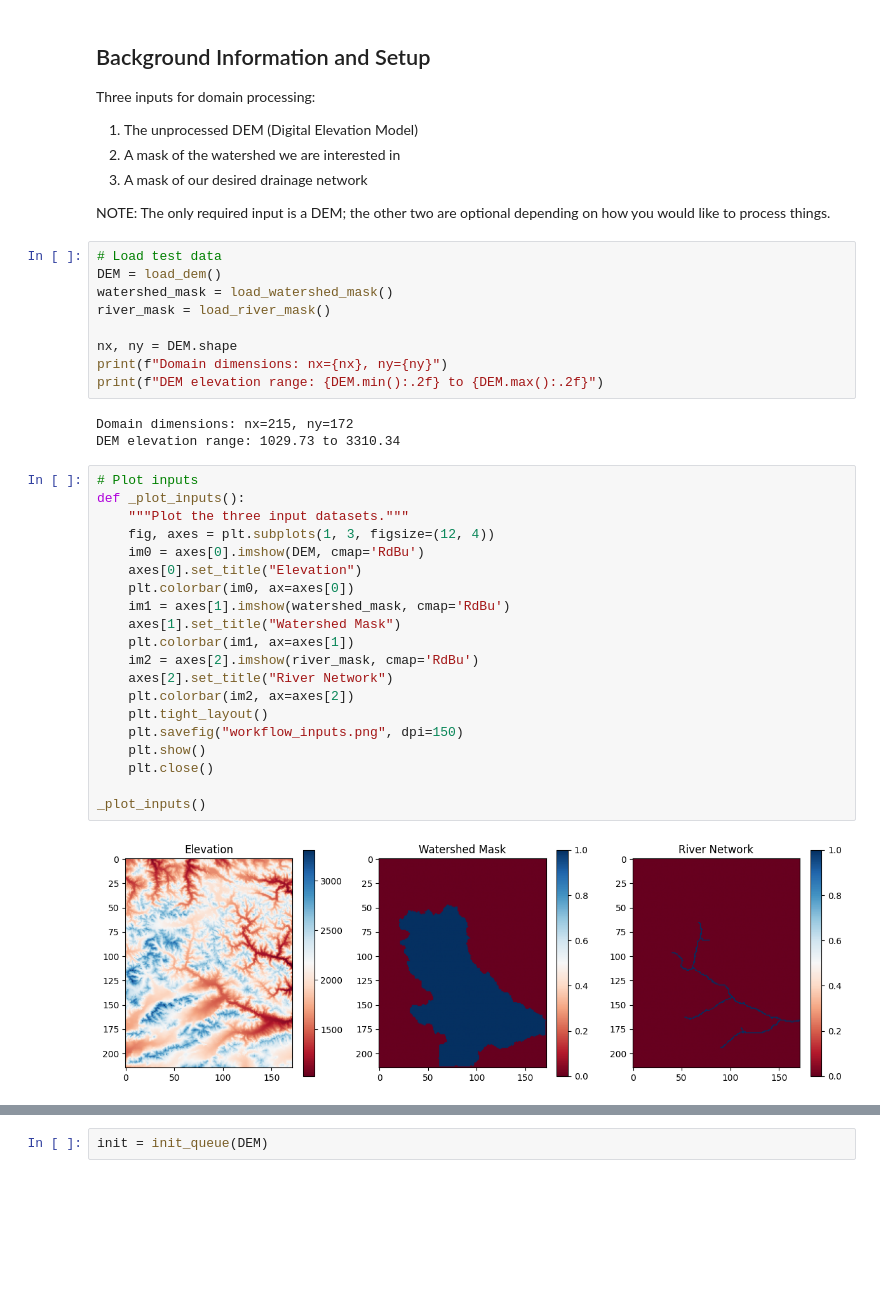
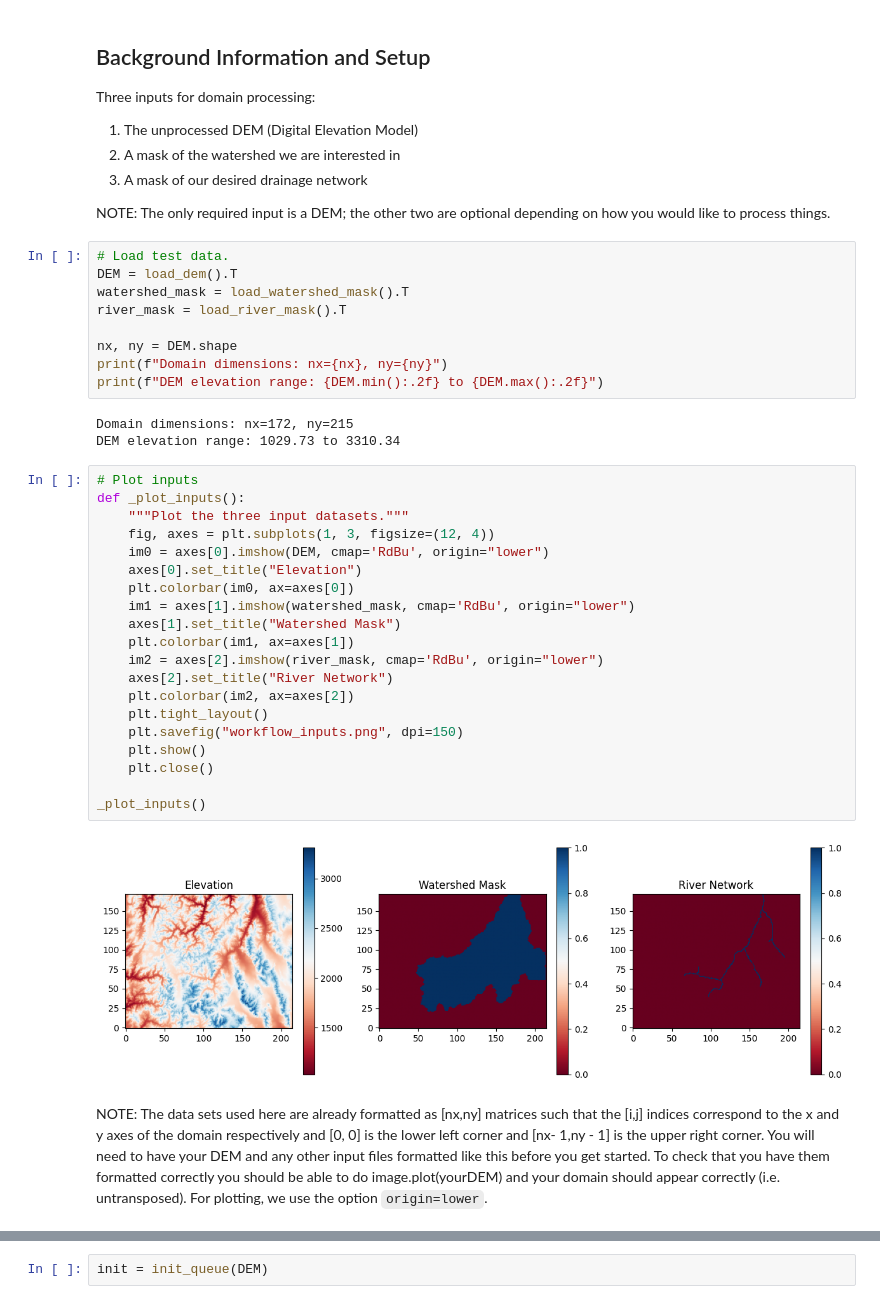
Before and after one commit to hydroframe/priority_flow, a Jupyter notebook: docs/notebooks/Workflow_Example_Notebook.ipynb, the cells around one changed output, grey strips where cells are left out. Saved outputs shown, nothing was run; the diff lists cells and outputs as text; blank space fills up the shorter version.

```diff
--- a/docs/notebooks/Workflow_Example_Notebook.ipynb
+++ b/docs/notebooks/Workflow_Example_Notebook.ipynb
@@ -39,38 +36,40 @@ Three inputs for domain processing:
 NOTE: The only required input is a DEM; the other two are optional depending
 on how you would like to process things.
 # %%
-# Load test data
-DEM = load_dem()
-watershed_mask = load_watershed_mask()
-river_mask = load_river_mask()
+# Load test data.
+DEM = load_dem().T
+watershed_mask = load_watershed_mask().T
+river_mask = load_river_mask().T
 
 nx, ny = DEM.shape
 print(f"Domain dimensions: nx={nx}, ny={ny}")
 print(f"DEM elevation range: {DEM.min():.2f} to {DEM.max():.2f}")
 # %% [output]
-Domain dimensions: nx=215, ny=172
+Domain dimensions: nx=172, ny=215
 DEM elevation range: 1029.73 to 3310.34
 # %%
 # Plot inputs
 def _plot_inputs():
     """Plot the three input datasets."""
     fig, axes = plt.subplots(1, 3, figsize=(12, 4))
-    im0 = axes[0].imshow(DEM, cmap='RdBu')
+    im0 = axes[0].imshow(DEM, cmap='RdBu', origin="lower")
     axes[0].set_title("Elevation")
     plt.colorbar(im0, ax=axes[0])
-    im1 = axes[1].imshow(watershed_mask, cmap='RdBu')
+    im1 = axes[1].imshow(watershed_mask, cmap='RdBu', origin="lower")
     axes[1].set_title("Watershed Mask")
     plt.colorbar(im1, ax=axes[1])
-    im2 = axes[2].imshow(river_mask, cmap='RdBu')
+    im2 = axes[2].imshow(river_mask, cmap='RdBu', origin="lower")
     axes[2].set_title("River Network")
     plt.colorbar(im2, ax=axes[2])
     plt.tight_layout()
     plt.savefig("workflow_inputs.png", dpi=150)
     plt.show()
     plt.close()
 
 _plot_inputs()
 # %% [output]
-[figure, old version]
+[figure, new version]
+# %% [markdown]
+NOTE: The data sets used here are already formatted as [nx,ny] matrices such that the [i,j] indices correspond to the x and y axes of the domain respectively and [0, 0] is the lower left corner and [nx- 1,ny - 1] is the upper right corner. You will need to have your DEM and any other input files formatted like this before you get started. To check that you have them formatted correctly you should be able to do image.plot(yourDEM) and your domain should appear correctly (i.e. untransposed). For plotting, we use the option `origin=lower`.
 # %% [markdown]
 ## Step 1: Processing the DEM
```
Also changed, not shown: parts of 19 cells of this notebook.
